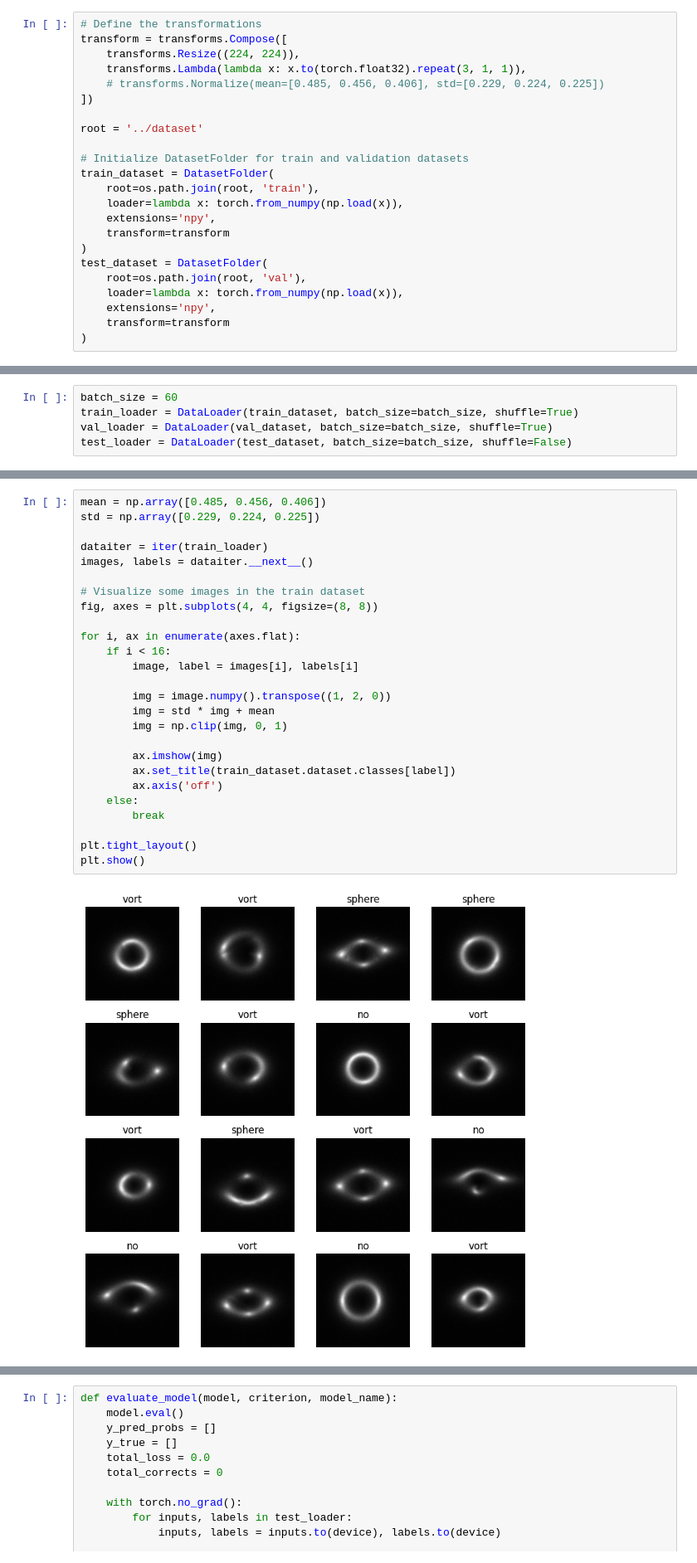
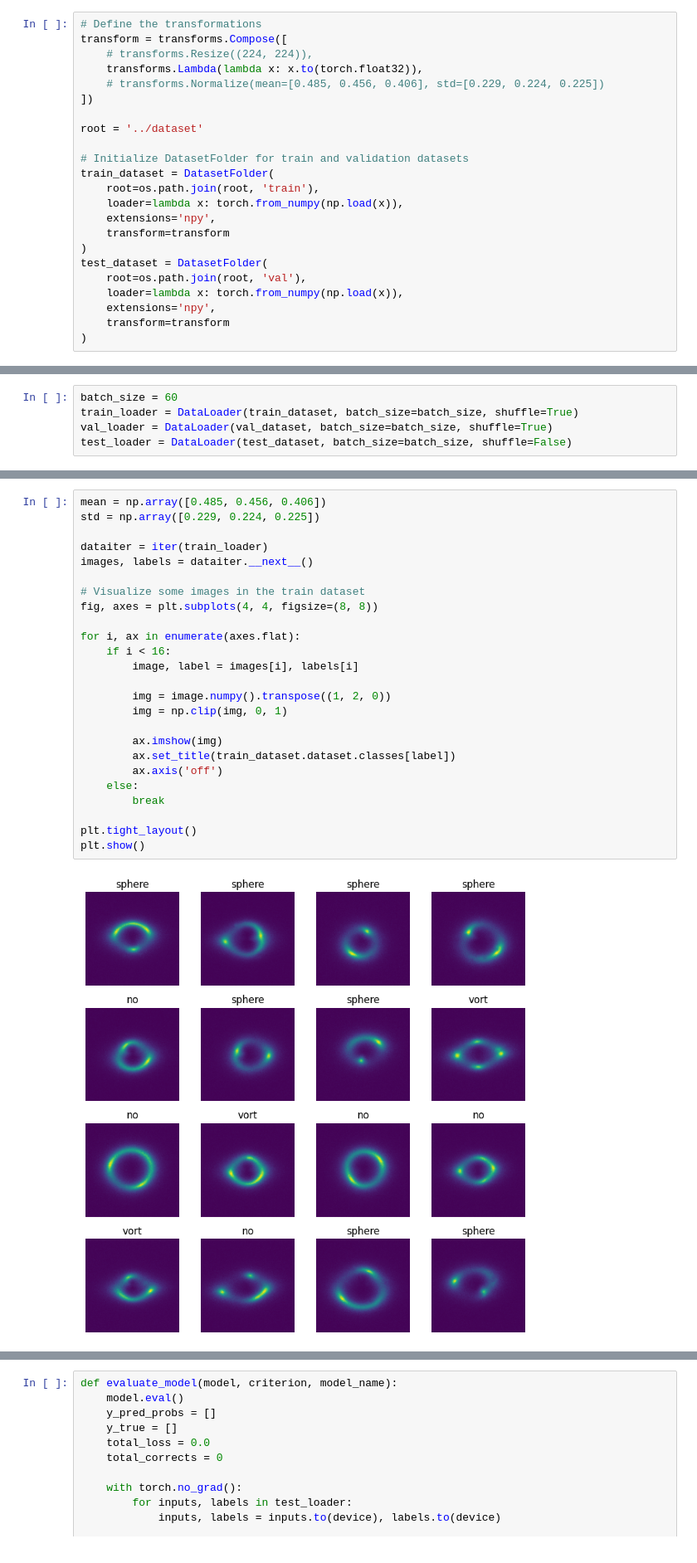
Before and after one commit to thanh12273203/Warm-ups, a Jupyter notebook: CvT.ipynb, the cells around one changed output, grey strips where cells are left out. Shown at 83% size. Saved outputs shown, nothing was run; the diff lists cells and outputs as text.

```diff
--- a/CvT.ipynb
+++ b/CvT.ipynb
@@ -33,8 +33,8 @@ device(type='cuda')
 # %%
 # Define the transformations
 transform = transforms.Compose([
-    transforms.Resize((224, 224)),
-    transforms.Lambda(lambda x: x.to(torch.float32).repeat(3, 1, 1)),
+    # transforms.Resize((224, 224)),
+    transforms.Lambda(lambda x: x.to(torch.float32)),
     # transforms.Normalize(mean=[0.485, 0.456, 0.406], std=[0.229, 0.224, 0.225])
 ])
 
@@ -80,31 +80,30 @@ Batches: 450
 # %%
 mean = np.array([0.485, 0.456, 0.406])
 std = np.array([0.229, 0.224, 0.225])
 
 dataiter = iter(train_loader)
 images, labels = dataiter.__next__()
 
 # Visualize some images in the train dataset
 fig, axes = plt.subplots(4, 4, figsize=(8, 8))
 
 for i, ax in enumerate(axes.flat):
     if i < 16:
         image, label = images[i], labels[i]
 
         img = image.numpy().transpose((1, 2, 0))
-        img = std * img + mean
         img = np.clip(img, 0, 1)
 
         ax.imshow(img)
         ax.set_title(train_dataset.dataset.classes[label])
         ax.axis('off')
     else:
         break
 
 plt.tight_layout()
 plt.show()
 # %% [output]
-[figure, old version]
+[figure, new version]
 # %%
 for batch in train_loader:
     print(batch[0].shape)
```
Also changed, not shown: parts of 4 cells of this notebook.
